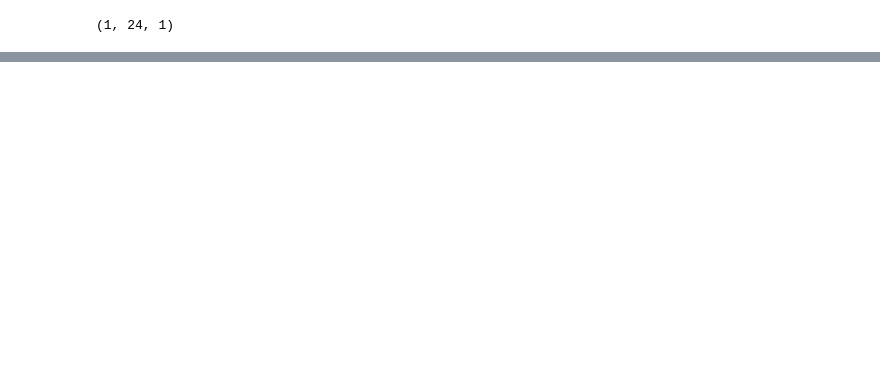
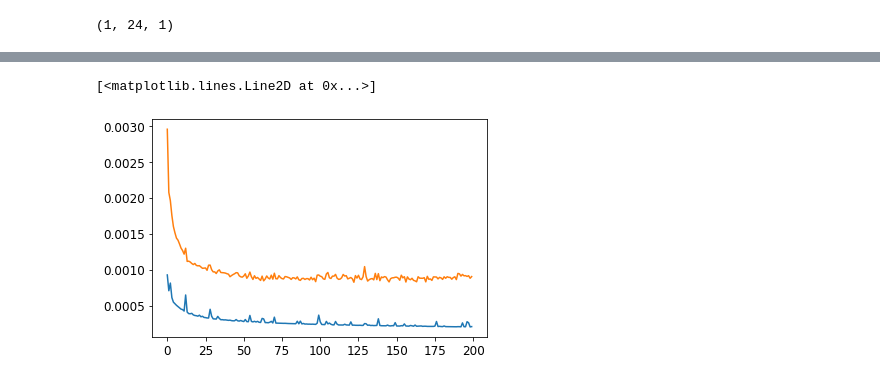
Before and after one commit to AndreasBordvik/FYS-STK4155-Prj3_report, a Jupyter notebook: code/forecast_LSTM.ipynb, the cells around one changed output, grey strips where cells are left out. Drawn from its saved outputs; the diff is of its cells as text; code cells hidden in the pictures; blank space fills up the shorter version.

```diff
--- a/code/forecast_LSTM.ipynb
+++ b/code/forecast_LSTM.ipynb
@@ -399,0 +442,3 @@ MSE: 0.00041068593218453235
+# %%
+MLR_model = LinearRegression()
+MLR_model.fit(X_train, y_train)
@@ -399,0 +478,32 @@ MSE: 0.00041068593218453235
+# %%
+from models_project2 import *
+eta = 0.05
+lmb = 0
+hidden_size = 64
+act_func = "relu"
+act_func = "leaky_relu"
+epochs = 200
+# %%
+own_model, tf_model = NN_simple_architecture(eta, nbf_features,
+                                                         problem_type="regression",
+                                                         nbf_outputs=1,
+                                                         X_test=X_test.copy(), t_test=y_test.copy()[:, :1],
+                                                         lmb=lmb,
+                                                         hidden_size=hidden_size,
+                                                         act_func=act_func)
+
+own_model, tf_model = NN_large_architecture(eta, nbf_features,
+                                                         problem_type="regression",
+                                                         nbf_outputs=1,
+                                                         X_test=X_test.copy(), t_test=y_test.copy()[:, :1],
+                                                         lmb=lmb,
+                                                         hidden_size=hidden_size,
+                                                         act_func=act_func)
+# %%
+print(X_train.shape)
+print(y_train.shape)
+print(y_train[:, :1])
+
+train_losses, test_losses = own_model.fit(X_train, y_train[:, :1],
+                                                            batch_size=batch_size, epochs=epochs,
+                                                            lr_scheduler=False, verbose=True)
@@ -399,0 +520,8 @@ MSE: 0.00041068593218453235
+# %%
+plt.figure()
+x_plot = np.arange(train_losses.shape[0])
+plt.plot(x_plot, train_losses)
+plt.plot(x_plot, test_losses)
+# %% [output]
+[<matplotlib.lines.Line2D at 0x...>]
+[figure, added]
```
Also changed, not shown: parts of 19 cells of this notebook, 3 other files.
